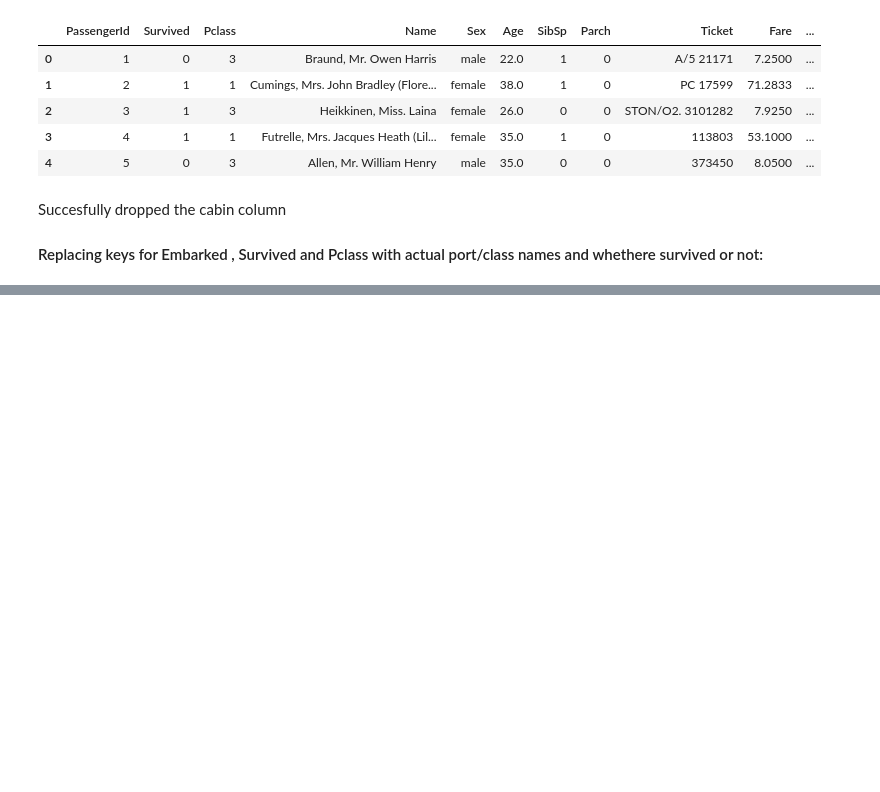
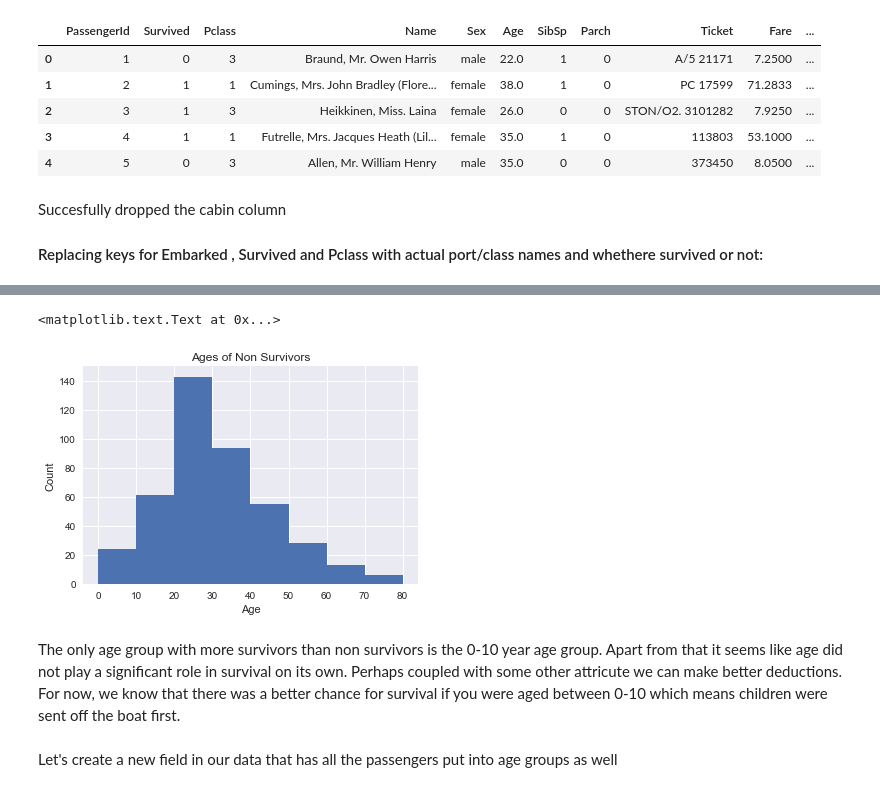
Before and after one commit to salarather/titanic-data-analysis, a Jupyter notebook: titanic-analysis.ipynb, the cells around one changed output, grey strips where cells are left out. Cells and saved outputs as stored; diff of their text form; code cells hidden in the pictures; blank space fills up the shorter version.

```diff
--- a/titanic-analysis.ipynb
+++ b/titanic-analysis.ipynb
@@ -137,0 +195,4 @@ The data looks in much more promising condition now so we can start the analysis
+# %%
+def non_survived_group(data, attrib):
+    non_survived = data[data['Survived'] == 0][attrib].dropna()
+    return non_survived
@@ -137,0 +209,13 @@ The data looks in much more promising condition now so we can start the analysis
+# %%
+non_survived_ages = non_survived_group(data, 'Age')
+plt.hist(non_survived_ages.values, bins=np.arange(0,90,10))
+plt.title('Ages of Non Survivors')
+plt.xlabel('Age')
+plt.ylabel('Count')
+# %% [output]
+<matplotlib.text.Text at 0x...>
+[figure, added]
+# %% [markdown]
+The only age group with more survivors than non survivors is the 0-10 year age group. Apart from that it seems like age did not play a significant role in survival on its own. Perhaps coupled with some other attricute we can make better deductions. For now, we know that there was a better chance for survival if you were aged between 0-10 which means children were sent off the boat first.
+# %% [markdown]
+Let's create a new field in our data that has all the passengers put into age groups as well
```
Also changed, not shown: parts of 30 cells of this notebook.
